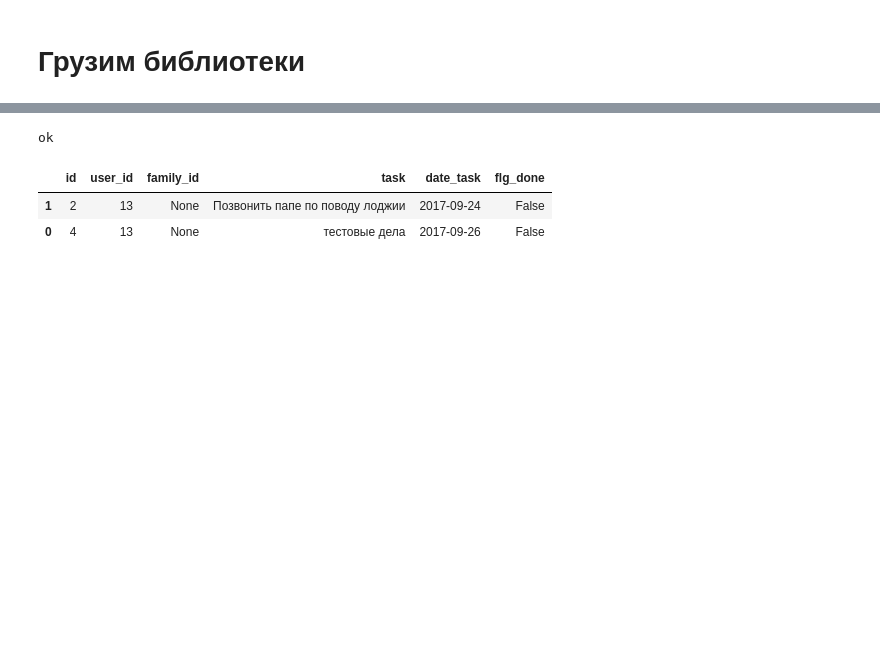
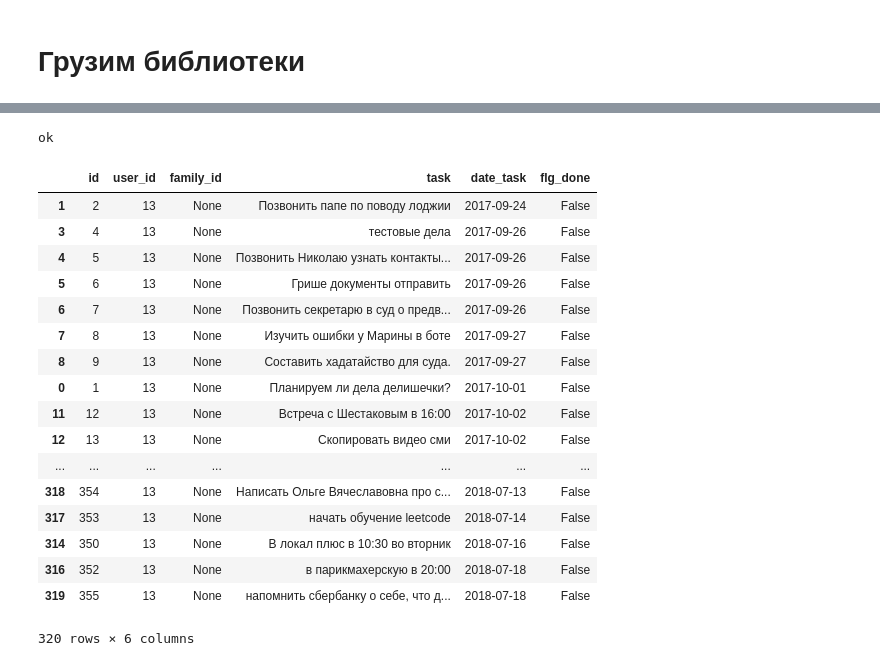
Before and after one commit to aa-tolmachev/family_budget_bot, a Jupyter notebook: FlastTest.ipynb, the cells around one changed output, grey strips where cells are left out. Saved outputs shown, nothing was run; the diff lists cells and outputs as text; code cells hidden in the pictures; blank space fills up the shorter version.

```diff
--- a/FlastTest.ipynb
+++ b/FlastTest.ipynb
@@ -65,6 +67,8 @@ PSQL_heroku_keys = {'dbname' : dbname
 
 user_id = 13
 command = 'На текущий месяц'
+command = ''
+
 
 conn = psycopg2.connect("dbname='%(dbname)s' port='%(port)s' user='%(user)s' host='%(host)s' password='%(password)s'" % PSQL_heroku_keys)
 
@@ -87,36 +91,53 @@ elif command == 'На текущую неделю':
     cur.execute("select * from public.tasks where  user_id = %(user_id)s and date_task >= date_trunc('week', now()) and date_task < date_trunc('week', now()) + interval '7 day'" % {  'user_id' : user_id} )
 elif command == 'На текущий месяц':
     cur.execute("select * from public.tasks where  user_id = %(user_id)s and date_task >= date_trunc('month', now()) and date_task < date_trunc('month', now()) + interval '1 month'" % {  'user_id' : user_id} )
+else:
+    cur.execute("select * from public.tasks where  user_id = %(user_id)s " % {  'user_id' : user_id} )
 
 
 
 df_plan_tasks = DataFrame(cur.fetchall(), columns=[desc[0] for desc in cur.description]).sort_values(by='date_task' , ascending=True)
 
 cur.close()
 
 if df_plan_tasks.shape[0] == 0:
     response['text'] = command + ' дел нет.'
 else:
     text = command + ' следующие дела:\n\n'
     num = 1
     for row in df_plan_tasks.iterrows():
         text += str(num) + ': ' + row[1]['task'] + ' ' + row[1]['date_task'].strftime('%d.%m.%Y') + '\n'
         num += 1
 
 
     response['text'] = text
 
 
 
 print ('ok')
 
 
 df_plan_tasks
 # %% [output]
 ok
 |  | id | user_id | family_id | task | date_task | flg_done |
 | 1 | 2 | 13 | None | Позвонить папе по поводу лоджии | 2017-09-24 | False |
-| 0 | 4 | 13 | None | тестовые дела | 2017-09-26 | False |
+| 3 | 4 | 13 | None | тестовые дела | 2017-09-26 | False |
+| 4 | 5 | 13 | None | Позвонить Николаю узнать контакты... | 2017-09-26 | False |
+| 5 | 6 | 13 | None | Грише документы отправить | 2017-09-26 | False |
+| 6 | 7 | 13 | None | Позвонить секретарю в суд о предв... | 2017-09-26 | False |
+| 7 | 8 | 13 | None | Изучить ошибки у Марины в боте | 2017-09-27 | False |
+| 8 | 9 | 13 | None | Составить хадатайство для суда. | 2017-09-27 | False |
+| 0 | 1 | 13 | None | Планируем ли дела делишечки? | 2017-10-01 | False |
+| 11 | 12 | 13 | None | Встреча с Шестаковым в 16:00 | 2017-10-02 | False |
+| 12 | 13 | 13 | None | Скопировать видео сми | 2017-10-02 | False |
+| ... | ... | ... | ... | ... | ... | ... |
+| 318 | 354 | 13 | None | Написать Ольге Вячеславовна про с... | 2018-07-13 | False |
+| 317 | 353 | 13 | None | начать обучение leetcode | 2018-07-14 | False |
+| 314 | 350 | 13 | None | В локал плюс в 10:30 во вторник | 2018-07-16 | False |
+| 316 | 352 | 13 | None | в парикмахерскую в 20:00 | 2018-07-18 | False |
+| 319 | 355 | 13 | None | напомнить сбербанку о себе, что д... | 2018-07-18 | False |
+320 rows × 6 columns
 # %%
 text = command + ' следующие дела:\n\n'
 num = 1
```
Also changed, not shown: parts of 13 cells of this notebook, 1 other file.
